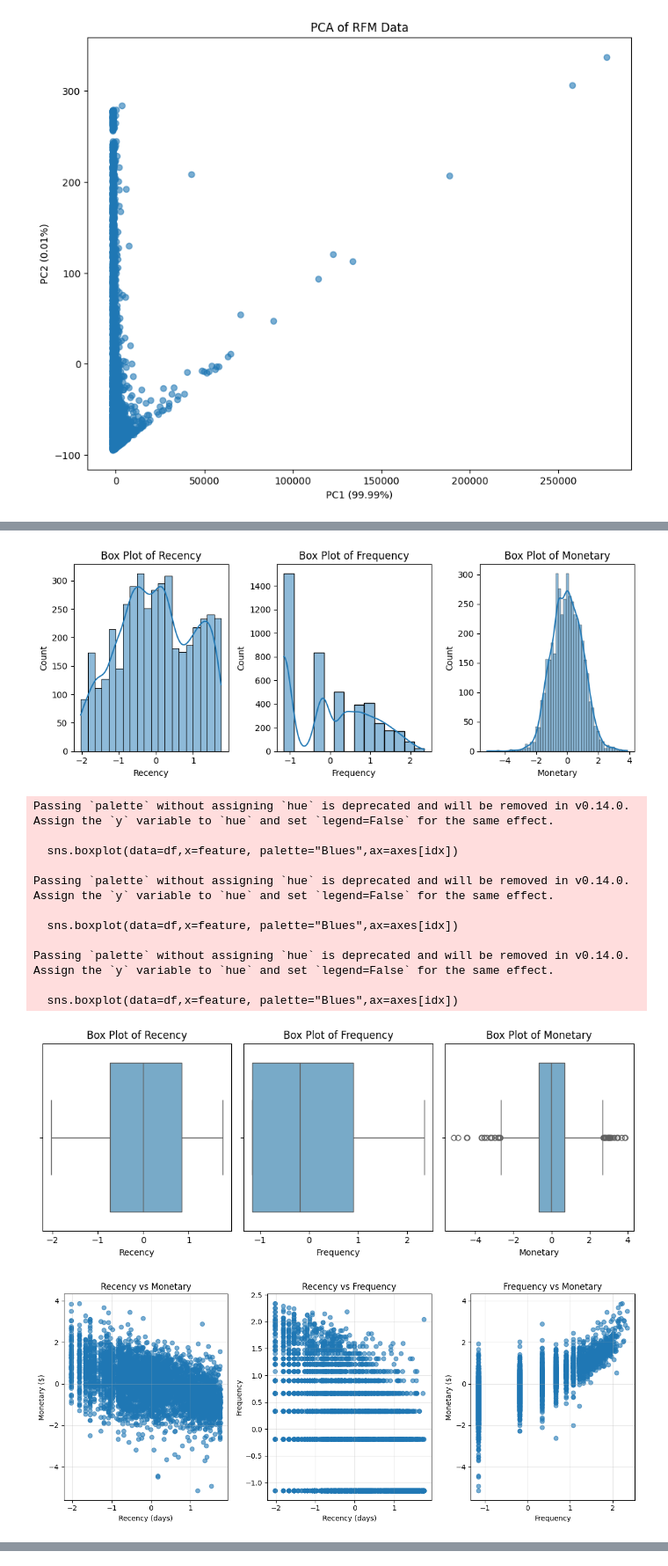
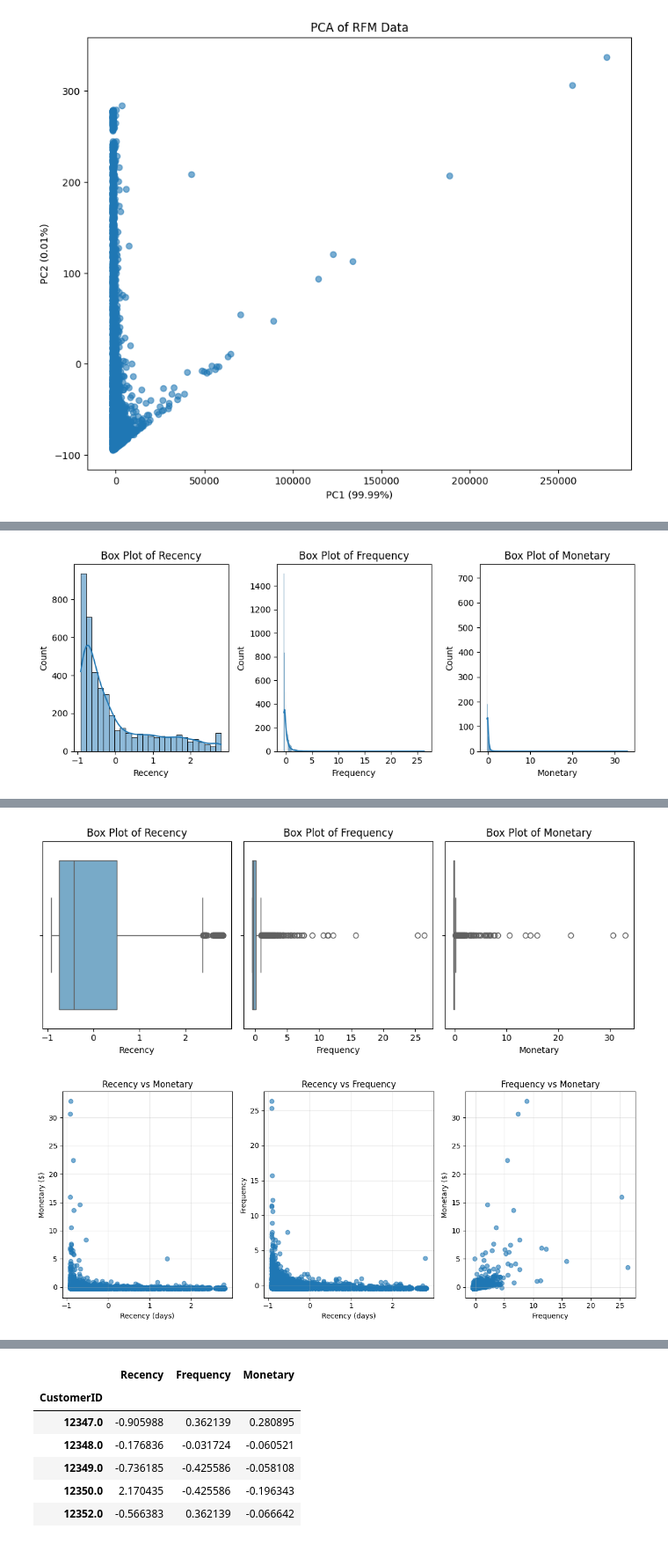
Before and after one commit to PulidoLuciano/RetailClustering, a Jupyter notebook: RetailClustering/notebooks/tests.ipynb, the cells around one changed output, grey strips where cells are left out. Shown at 88% size. Saved outputs shown, nothing was run; the diff lists cells and outputs as text; code cells hidden in the pictures.

```diff
--- a/RetailClustering/notebooks/tests.ipynb
+++ b/RetailClustering/notebooks/tests.ipynb
@@ -1088,13 +1260,20 @@ Passing `palette` without assigning `hue` is deprecated and will be removed in v
 #scaled_df.set_index('CustomerID', inplace=True)
 #scaled_df.head()
 
-from sklearn.preprocessing import PowerTransformer
+scaled_df = rfm_df.copy()
 
-pt = PowerTransformer(method='yeo-johnson')
-scaled_df = rfm_df.copy()
-scaled_df['Recency'] = pt.fit_transform(scaled_df[['Recency']])
-scaled_df['Monetary'] = pt.fit_transform(scaled_df[['Monetary']])
-scaled_df['Frequency'] = pt.fit_transform(scaled_df[['Frequency']])
-print(scaled_df.head())
+from sklearn.preprocessing import RobustScaler
+rs = RobustScaler()
+
+scaled_df['Recency'] = rs.fit_transform(scaled_df[['Recency']])
+scaled_df['Monetary'] = rs.fit_transform(scaled_df[['Monetary']])
+scaled_df['Frequency'] = rs.fit_transform(scaled_df[['Frequency']])
+
+from sklearn.preprocessing import StandardScaler
+scaler = StandardScaler()
+scaled_df[['Recency', 'Frequency', 'Monetary']] = scaler.fit_transform(scaled_df[['Recency', 'Frequency', 'Monetary']])
+
 plot_rfm_distributions(scaled_df)
+scaled_df.head()
 # %% [output]
+[figure, new version]
@@ -1108,14 +1291,2 @@ CustomerID
-[figure, old version]
-Passing `palette` without assigning `hue` is deprecated and will be removed in v0.14.0. Assign the `y` variable to `hue` and set `legend=False` for the same effect.
-
-  sns.boxplot(data=df,x=feature, palette="Blues",ax=axes[idx])
-
-Passing `palette` without assigning `hue` is deprecated and will be removed in v0.14.0. Assign the `y` variable to `hue` and set `legend=False` for the same effect.
-
-  sns.boxplot(data=df,x=feature, palette="Blues",ax=axes[idx])
-
-Passing `palette` without assigning `hue` is deprecated and will be removed in v0.14.0. Assign the `y` variable to `hue` and set `legend=False` for the same effect.
-
-  sns.boxplot(data=df,x=feature, palette="Blues",ax=axes[idx])
-[figure, old version]
+[figure, new version]
-[figure, old version]
+[figure, new version]
@@ -1123,3 +1294,10 @@ Passing `palette` without assigning `hue` is deprecated and will be removed in v
+|  | Recency | Frequency | Monetary |
+| CustomerID |  |  |  |
+| 12347.0 | -0.905988 | 0.362139 | 0.280895 |
+| 12348.0 | -0.176836 | -0.031724 | -0.060521 |
+| 12349.0 | -0.736185 | -0.425586 | -0.058108 |
+| 12350.0 | 2.170435 | -0.425586 | -0.196343 |
+| 12352.0 | -0.566383 | 0.362139 | -0.066642 |
 # %%
 #Elbow Method
 from sklearn.cluster import KMeans
```
Also changed, not shown: parts of 21 cells of this notebook, 5 other files.
